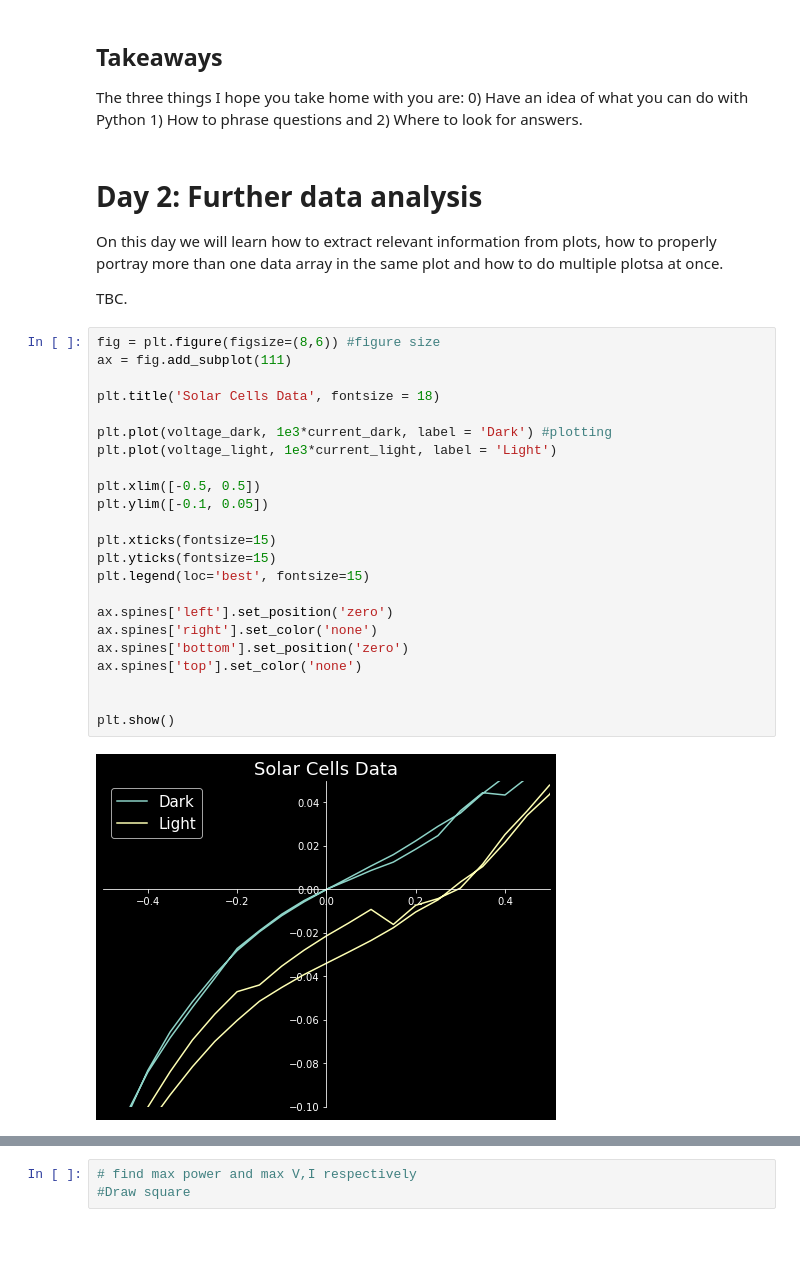
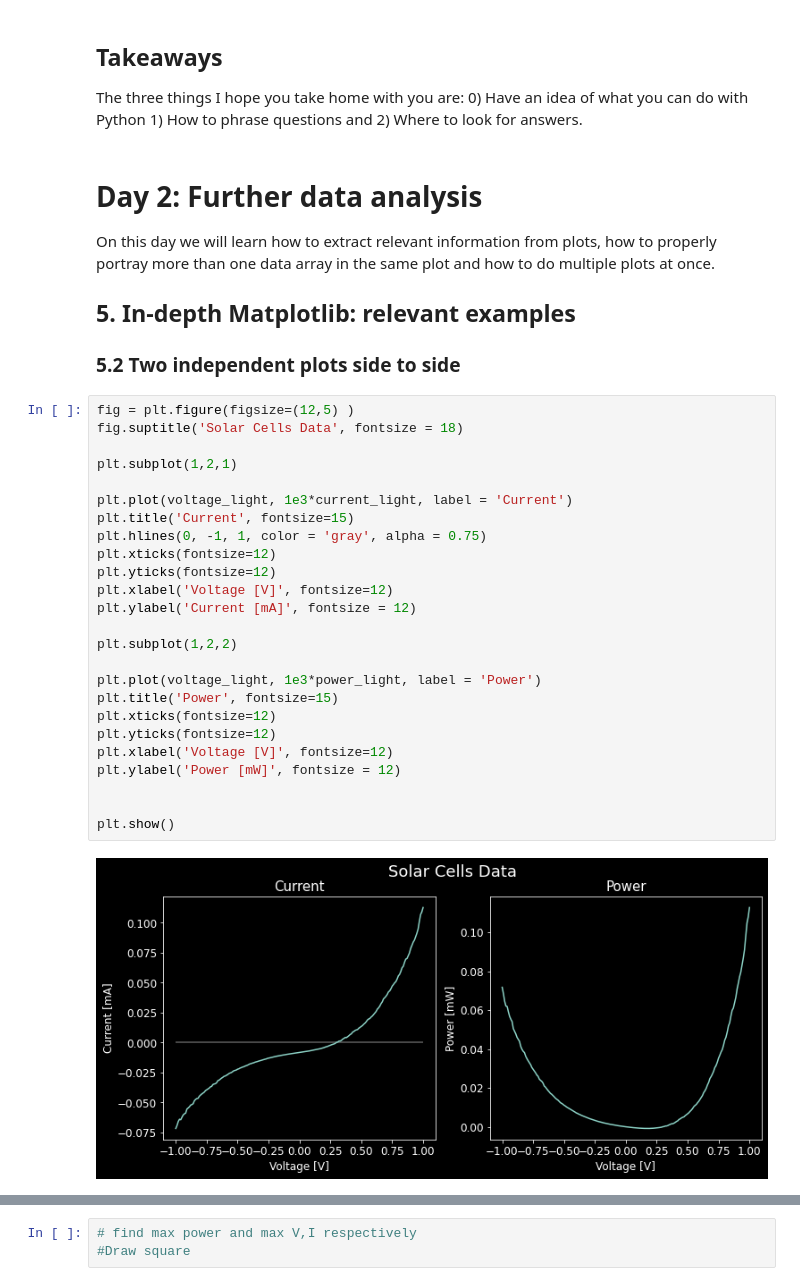
Before and after one commit to brawantonio/python_workshop_july2023, a Jupyter notebook: Python Workshop.ipynb, the cells around one changed output, grey strips where cells are left out. Cells and saved outputs as stored; diff of their text form; blank space fills up the shorter version.

```diff
--- a/Python Workshop.ipynb
+++ b/Python Workshop.ipynb
@@ -127,31 +168,35 @@ The three things I hope you take home with you are: 0) Have an idea of what you
 # %% [markdown]
 # Day 2: Further data analysis
 
-On this day we will learn how to extract relevant information from plots, how to properly portray more than one data array in the same plot and how to do multiple plotsa at once.
+On this day we will learn how to extract relevant information from plots, how to properly portray more than one data array in the same plot and how to do multiple plots at once.
 
-TBC.
+## 5. In-depth Matplotlib: relevant examples
+
+### 5.2 Two independent plots side to side
-# %%
-fig = plt.figure(figsize=(8,6)) #figure size
-ax = fig.add_subplot(111)
-
-plt.title('Solar Cells Data', fontsize = 18)
-
-plt.plot(voltage_dark, 1e3*current_dark, label = 'Dark') #plotting
-plt.plot(voltage_light, 1e3*current_light, label = 'Light')
-
-plt.xlim([-0.5, 0.5])
-plt.ylim([-0.1, 0.05])
-
-plt.xticks(fontsize=15)
-plt.yticks(fontsize=15)
-plt.legend(loc='best', fontsize=15)
-
-ax.spines['left'].set_position('zero')
-ax.spines['right'].set_color('none')
-ax.spines['bottom'].set_position('zero')
-ax.spines['top'].set_color('none')
-
-
-plt.show()
-# %% [output]
-[figure, removed]
+# %%
+fig = plt.figure(figsize=(12,5) )
+fig.suptitle('Solar Cells Data', fontsize = 18)
+
+plt.subplot(1,2,1)
+
+plt.plot(voltage_light, 1e3*current_light, label = 'Current')
+plt.title('Current', fontsize=15)
+plt.hlines(0, -1, 1, color = 'gray', alpha = 0.75)
+plt.xticks(fontsize=12)
+plt.yticks(fontsize=12)
+plt.xlabel('Voltage [V]', fontsize=12)
+plt.ylabel('Current [mA]', fontsize = 12)
+
+plt.subplot(1,2,2)
+
+plt.plot(voltage_light, 1e3*power_light, label = 'Power')
+plt.title('Power', fontsize=15)
+plt.xticks(fontsize=12)
+plt.yticks(fontsize=12)
+plt.xlabel('Voltage [V]', fontsize=12)
+plt.ylabel('Power [mW]', fontsize = 12)
+
+
+plt.show()
+# %% [output]
+[figure, added]
```
Also changed, not shown: parts of 16 cells of this notebook.
